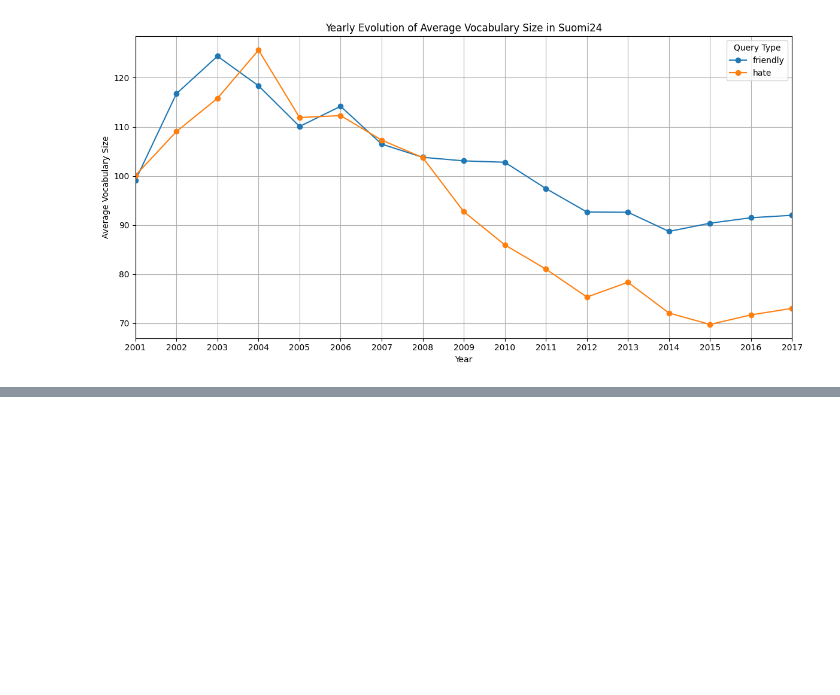
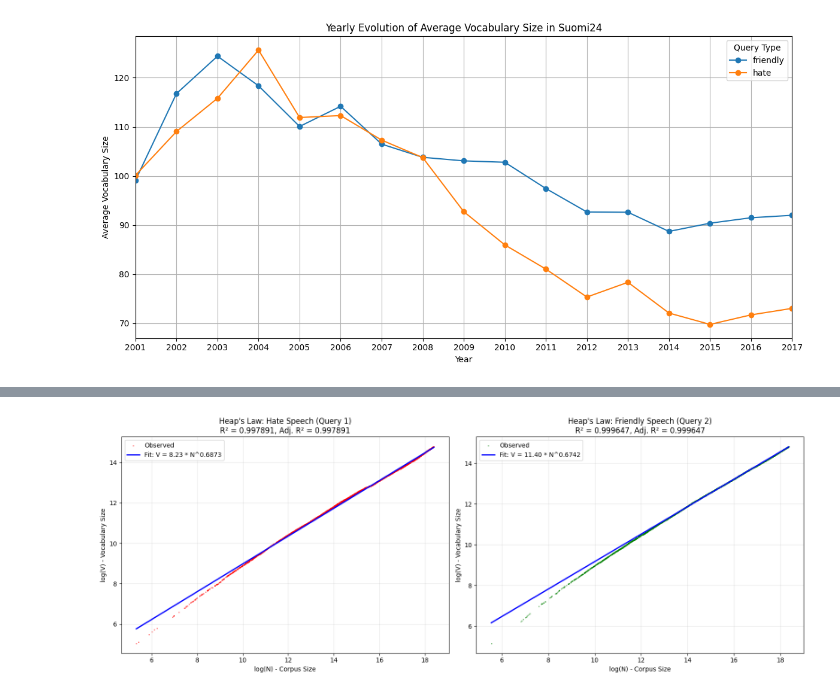
Before and after one commit to saarol2/zips-law-distribution-suomi24, a Jupyter notebook: suomi24_analysis.ipynb, the cells around one changed output, grey strips where cells are left out. Drawn from its saved outputs; the diff is of its cells as text; code cells hidden in the pictures; blank space fills up the shorter version.

Commit message:
Heap's Law and graphs (part 6)

```diff
--- a/suomi24_analysis.ipynb
+++ b/suomi24_analysis.ipynb
@@ -159,0 +246,34 @@ plt.show()
+# %%
+# Plot Heap's Law in log-log space for both query types
+fig, axes = plt.subplots(1, 2, figsize=(16, 6))
+
+# Plot for Hate Speech
+ax1 = axes[0]
+ax1.scatter(np.log(N_hate), np.log(V_hate), alpha=0.5, s=1, label='Observed', color='red')
+log_N_hate = np.log(N_hate).reshape(-1, 1)
+log_V_pred_hate = model_hate.predict(log_N_hate)
+ax1.plot(np.log(N_hate), log_V_pred_hate, 'b-', linewidth=2,
+         label=f'Fit: V = {K_hate:.2f} * N^{beta_hate:.4f}')
+ax1.set_xlabel('log(N) - Corpus Size')
+ax1.set_ylabel('log(V) - Vocabulary Size')
+ax1.set_title(f'Heap\'s Law: Hate Speech (Query 1)\nR² = {r2_hate:.6f}, Adj. R² = {adj_r2_hate:.6f}')
+ax1.legend()
+ax1.grid(True, alpha=0.3)
+
+# Plot for Friendly Speech
+ax2 = axes[1]
+ax2.scatter(np.log(N_friendly), np.log(V_friendly), alpha=0.5, s=1, label='Observed', color='green')
+log_N_friendly = np.log(N_friendly).reshape(-1, 1)
+log_V_pred_friendly = model_friendly.predict(log_N_friendly)
+ax2.plot(np.log(N_friendly), log_V_pred_friendly, 'b-', linewidth=2,
+         label=f'Fit: V = {K_friendly:.2f} * N^{beta_friendly:.4f}')
+ax2.set_xlabel('log(N) - Corpus Size')
+ax2.set_ylabel('log(V) - Vocabulary Size')
+ax2.set_title(f'Heap\'s Law: Friendly Speech (Query 2)\nR² = {r2_friendly:.6f}, Adj. R² = {adj_r2_friendly:.6f}')0
+ax2.legend()
+ax2.grid(True, alpha=0.3)
+
+plt.tight_layout()
+plt.show()
+# %% [output]
+[figure, added]
```
Also changed, not shown: parts of 5 cells of this notebook.
